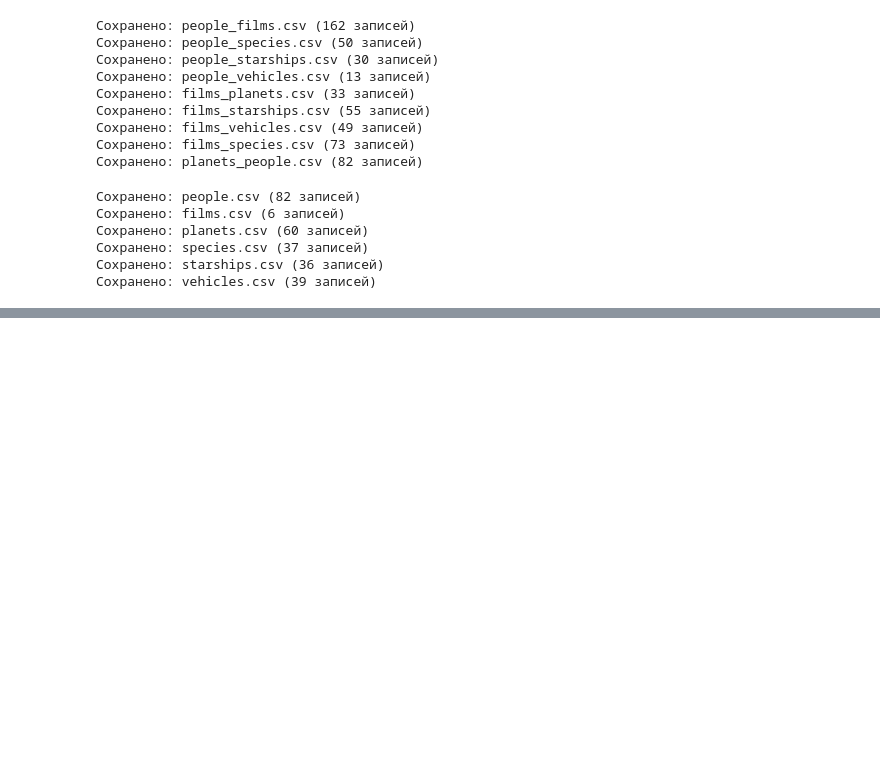
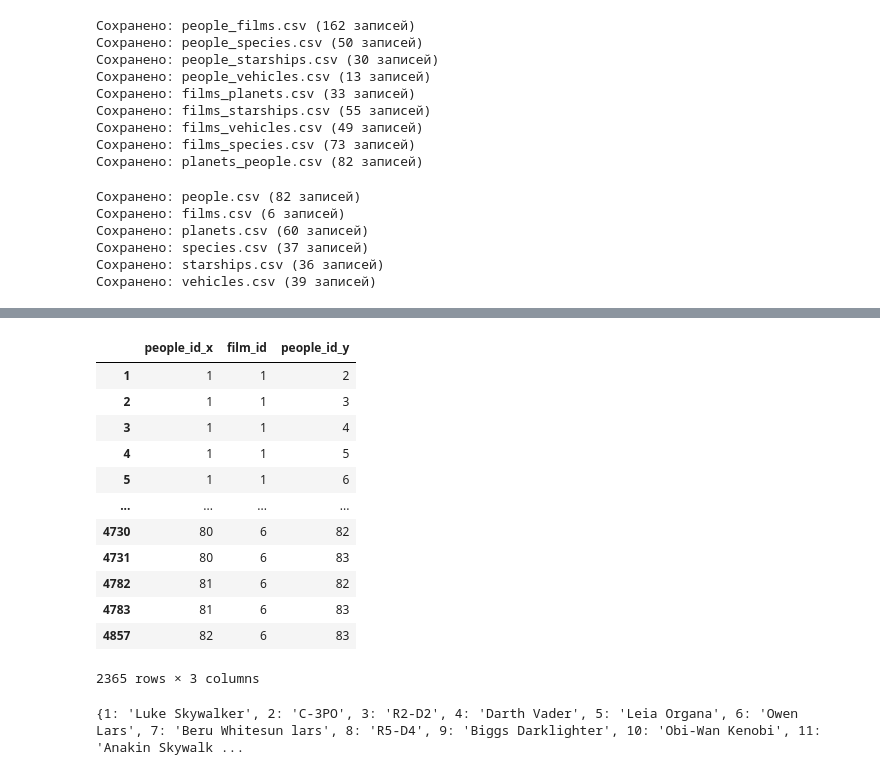
Before and after one commit to Kostin-Maxim/data-analyst-portfolio, a Jupyter notebook: project_1/project_swapi.ipynb, the cells around one changed output, grey strips where cells are left out. Drawn from its saved outputs; the diff is of its cells as text; code cells hidden in the pictures; blank space fills up the shorter version.

```diff
--- a/project_1/project_swapi.ipynb
+++ b/project_1/project_swapi.ipynb
@@ -495,0 +562,30 @@ for key, norm_df in all_norm_df.items():
+# %%
+pairs = pairs[pairs["people_id_x"] < pairs["people_id_y"]]
+
+together = (
+    pairs
+    .groupby(["people_id_x", "people_id_y"])
+    .size()
+    .reset_index(name="weight")
+)
+# %%
+pairs
+# %% [output]
+|  | people_id_x | film_id | people_id_y |
+| 1 | 1 | 1 | 2 |
+| 2 | 1 | 1 | 3 |
+| 3 | 1 | 1 | 4 |
+| 4 | 1 | 1 | 5 |
+| 5 | 1 | 1 | 6 |
+| ... | ... | ... | ... |
+| 4730 | 80 | 6 | 82 |
+| 4731 | 80 | 6 | 83 |
+| 4782 | 81 | 6 | 82 |
+| 4783 | 81 | 6 | 83 |
+| 4857 | 82 | 6 | 83 |
+2365 rows × 3 columns
+# %%
+name_map = dfs['people'].set_index("people_id")["name"].to_dict()
+print(name_map)
+# %% [output]
+{1: 'Luke Skywalker', 2: 'C-3PO', 3: 'R2-D2', 4: 'Darth Vader', 5: 'Leia Organa', 6: 'Owen Lars', 7: 'Beru Whitesun lars', 8: 'R5-D4', 9: 'Biggs Darklighter', 10: 'Obi-Wan Kenobi', 11: 'Anakin Skywalk ...
```
Also changed, not shown: parts of 12 cells of this notebook, 1 other file.
